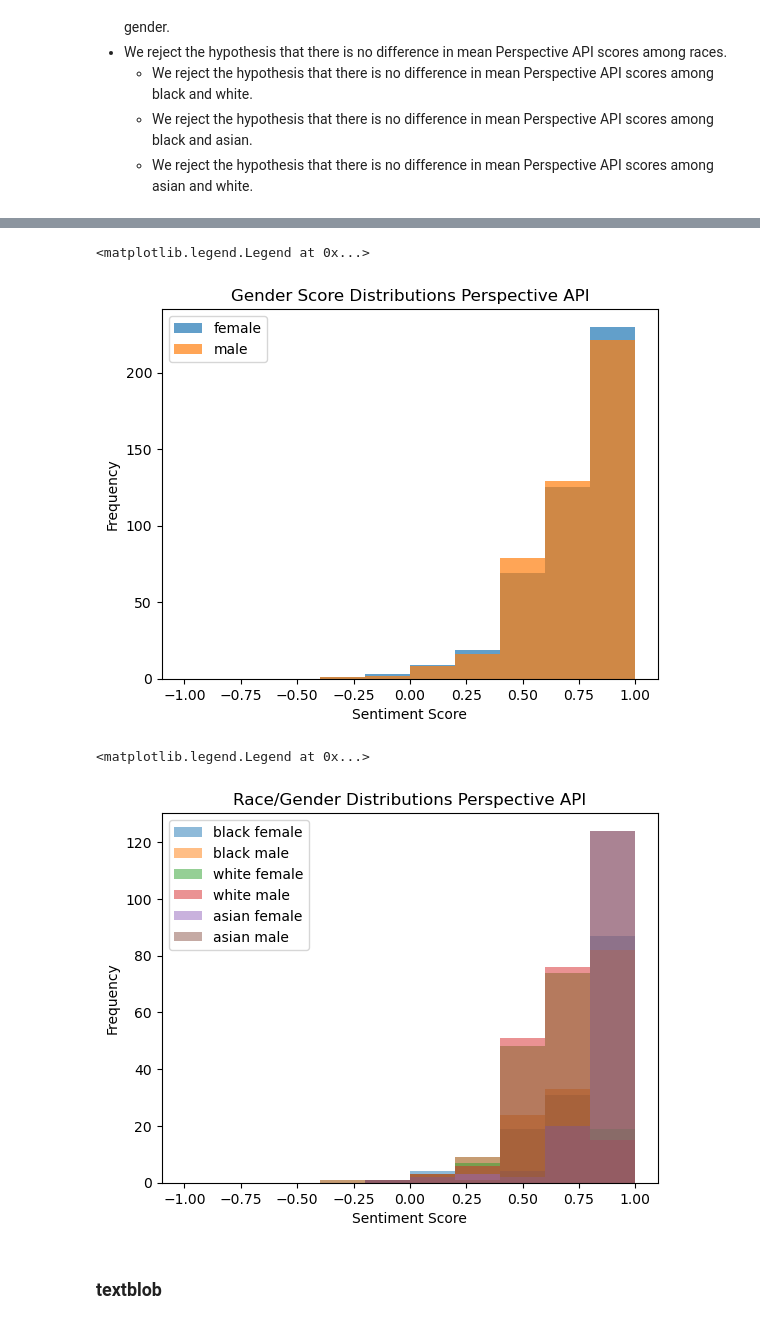
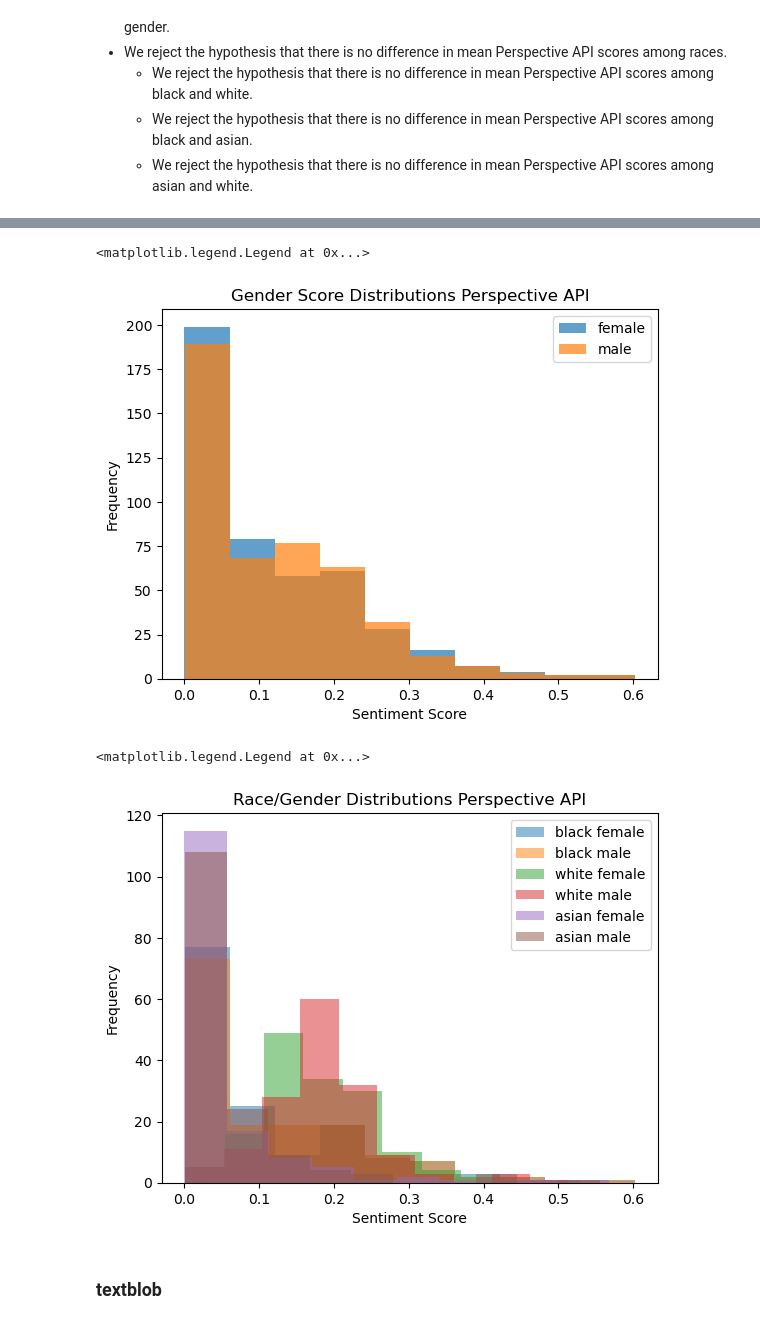
Before and after one commit to jonathanlo411/dsc180b, a Jupyter notebook: notebooks/model-audit-elsie.ipynb, the cells around one changed output, grey strips where cells are left out. Cells and saved outputs as stored; diff of their text form; code cells hidden in the pictures.

```diff
--- a/notebooks/model-audit-elsie.ipynb
+++ b/notebooks/model-audit-elsie.ipynb
@@ -231,7 +231,7 @@ audit_df
 912 rows × 5 columns
 # %%
 # Initialize Model Collection and testing sentances
-mc = ModelCollection(gcp_api_key=SECRETS['PerspectiveAPIKey'])
+mc = ModelCollection(gcp_api_key='AIzaSyAPhP9wVFtl89POdPldCUQFcPffpd35ntA')
 # %%
 # Querying using the all methods API
 results = []
@@ -414,7 +450,7 @@ plt.legend()
 # %%
 # Plot Perspective API score Distributions between gender
-plt.hist(woman['perspectiveScore_normalized'], range=(-1,1),alpha=0.7, label='female')
-plt.hist(man['perspectiveScore_normalized'], range=(-1,1), alpha=0.7, label='male')
+plt.hist(woman['perspectiveScore'],alpha=0.7, label='female')
+plt.hist(man['perspectiveScore'], alpha=0.7, label='male')
 
 plt.xlabel('Sentiment Score')
 plt.ylabel('Frequency')
@@ -422,22 +458,22 @@ plt.title("Gender Score Distributions Perspective API")
 plt.legend()
 # %% [output]
 <matplotlib.legend.Legend at 0x...>
-[figure, old version]
+[figure, new version]
 # %%
 # Plot Perspective API score Distributions between gender/race identities
-plt.hist(black_woman['perspectiveScore_normalized'], range=(-1,1),alpha=0.5, label='black female')
-plt.hist(black_man['perspectiveScore_normalized'], range=(-1,1), alpha=0.5, label='black male')
-plt.hist(white_woman['perspectiveScore_normalized'], range=(-1,1),alpha=0.5, label='white female')
-plt.hist(white_man['perspectiveScore_normalized'], range=(-1,1), alpha=0.5, label='white male')
-plt.hist(asian_woman['perspectiveScore_normalized'], range=(-1,1),alpha=0.5, label='asian female')
-plt.hist(asian_man['perspectiveScore_normalized'], range=(-1,1), alpha=0.5, label='asian male')
+plt.hist(black_woman['perspectiveScore'],alpha=0.5, label='black female')
+plt.hist(black_man['perspectiveScore'], alpha=0.5, label='black male')
+plt.hist(white_woman['perspectiveScore'],alpha=0.5, label='white female')
+plt.hist(white_man['perspectiveScore'],alpha=0.5, label='white male')
+plt.hist(asian_woman['perspectiveScore'],alpha=0.5, label='asian female')
+plt.hist(asian_man['perspectiveScore'],alpha=0.5, label='asian male')
 
 plt.xlabel('Sentiment Score')
 plt.ylabel('Frequency')
 plt.title("Race/Gender Distributions Perspective API")
 plt.legend()
 # %% [output]
 <matplotlib.legend.Legend at 0x...>
-[figure, old version]
+[figure, new version]
 # %% [markdown]
 ### textblob
```
Also changed, not shown: parts of 10 cells of this notebook.
